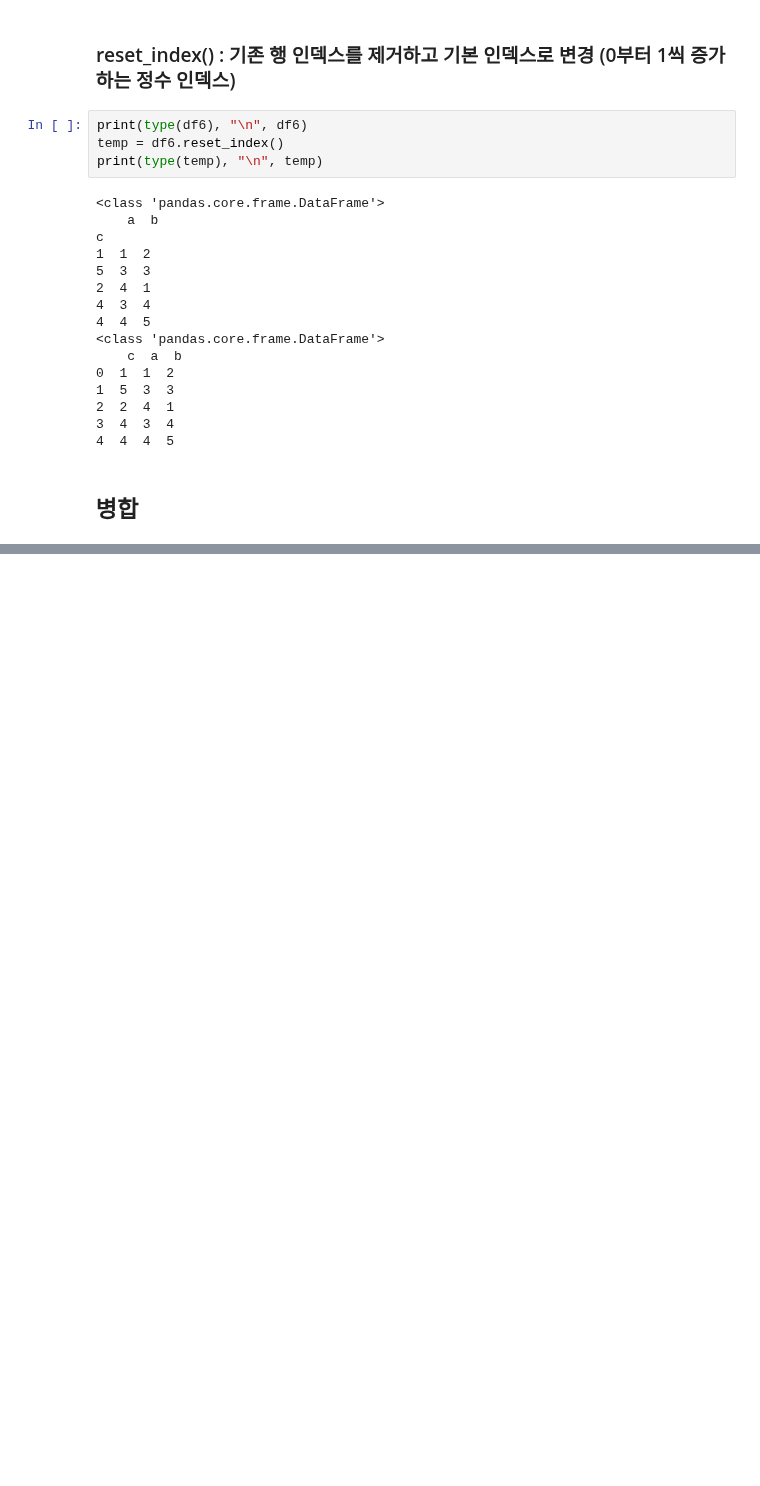
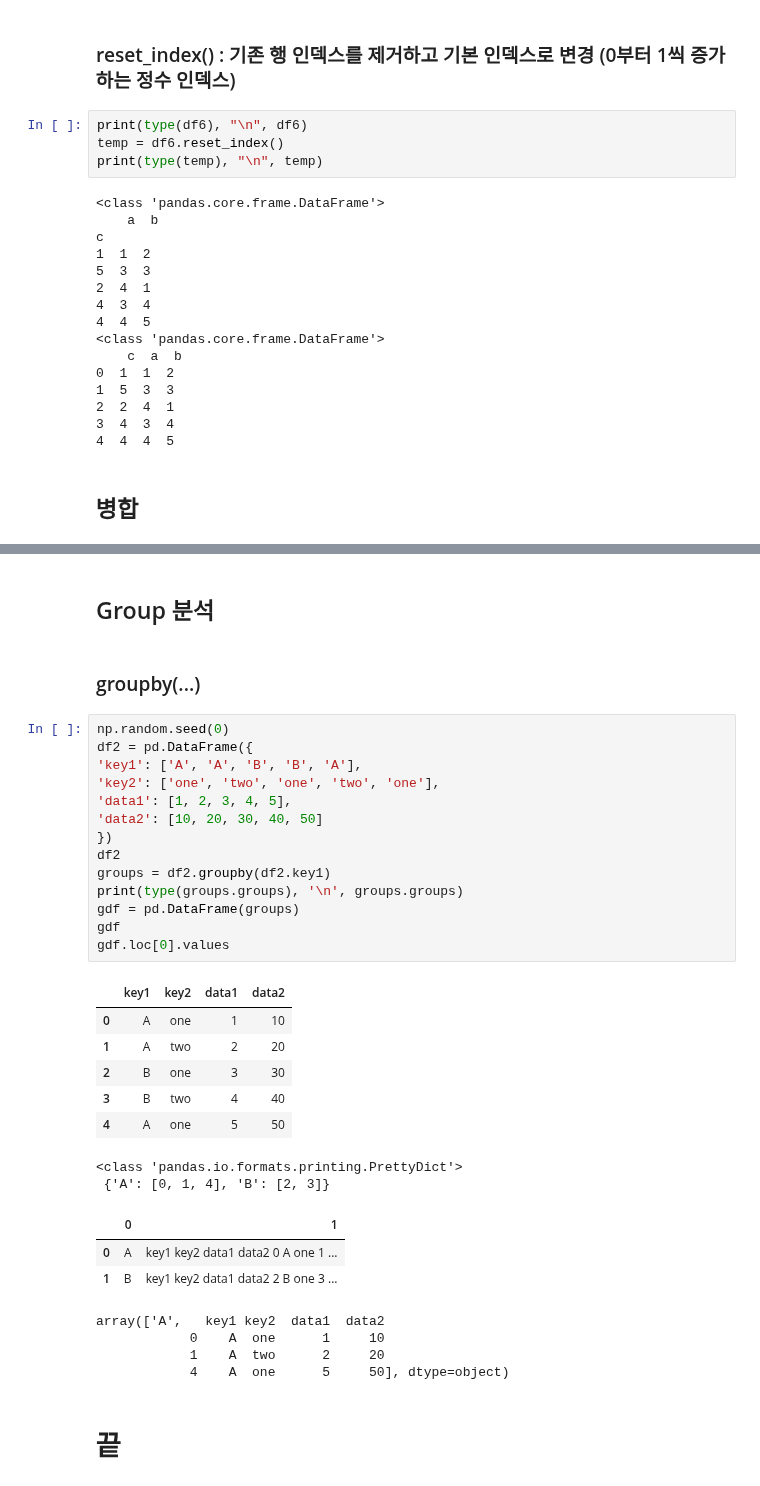
Before and after one commit to fss1208/study_python, a Jupyter notebook: 20251126_pandas_datafrmae.ipynb, the cells around one changed output, grey strips where cells are left out. Saved outputs shown, nothing was run; the diff lists cells and outputs as text; blank space fills up the shorter version.

```diff
--- a/20251126_pandas_datafrmae.ipynb
+++ b/20251126_pandas_datafrmae.ipynb
@@ -1452,0 +1756,36 @@ df = pd.DataFrame(data_dict, columns=['고객번호', '이름'])
+# %% [markdown]
+## Group 분석
+# %% [markdown]
+### groupby(...)
+# %%
+np.random.seed(0)
+df2 = pd.DataFrame({
+'key1': ['A', 'A', 'B', 'B', 'A'],
+'key2': ['one', 'two', 'one', 'two', 'one'],
+'data1': [1, 2, 3, 4, 5],
+'data2': [10, 20, 30, 40, 50]
+})
+df2
+groups = df2.groupby(df2.key1)
+print(type(groups.groups), '\n', groups.groups)
+gdf = pd.DataFrame(groups)
+gdf
+gdf.loc[0].values
+# %% [output]
+|  | key1 | key2 | data1 | data2 |
+| 0 | A | one | 1 | 10 |
+| 1 | A | two | 2 | 20 |
+| 2 | B | one | 3 | 30 |
+| 3 | B | two | 4 | 40 |
+| 4 | A | one | 5 | 50 |
+<class 'pandas.io.formats.printing.PrettyDict'>
+ {'A': [0, 1, 4], 'B': [2, 3]}
+|  | 0 | 1 |
+| 0 | A | key1 key2 data1 data2 0 A one 1 ... |
+| 1 | B | key1 key2 data1 data2 2 B one 3 ... |
+array(['A',   key1 key2  data1  data2
+            0    A  one      1     10
+            1    A  two      2     20
+            4    A  one      5     50], dtype=object)
+# %% [markdown]
+# 끝
```
Also changed, not shown: parts of 31 cells of this notebook.
